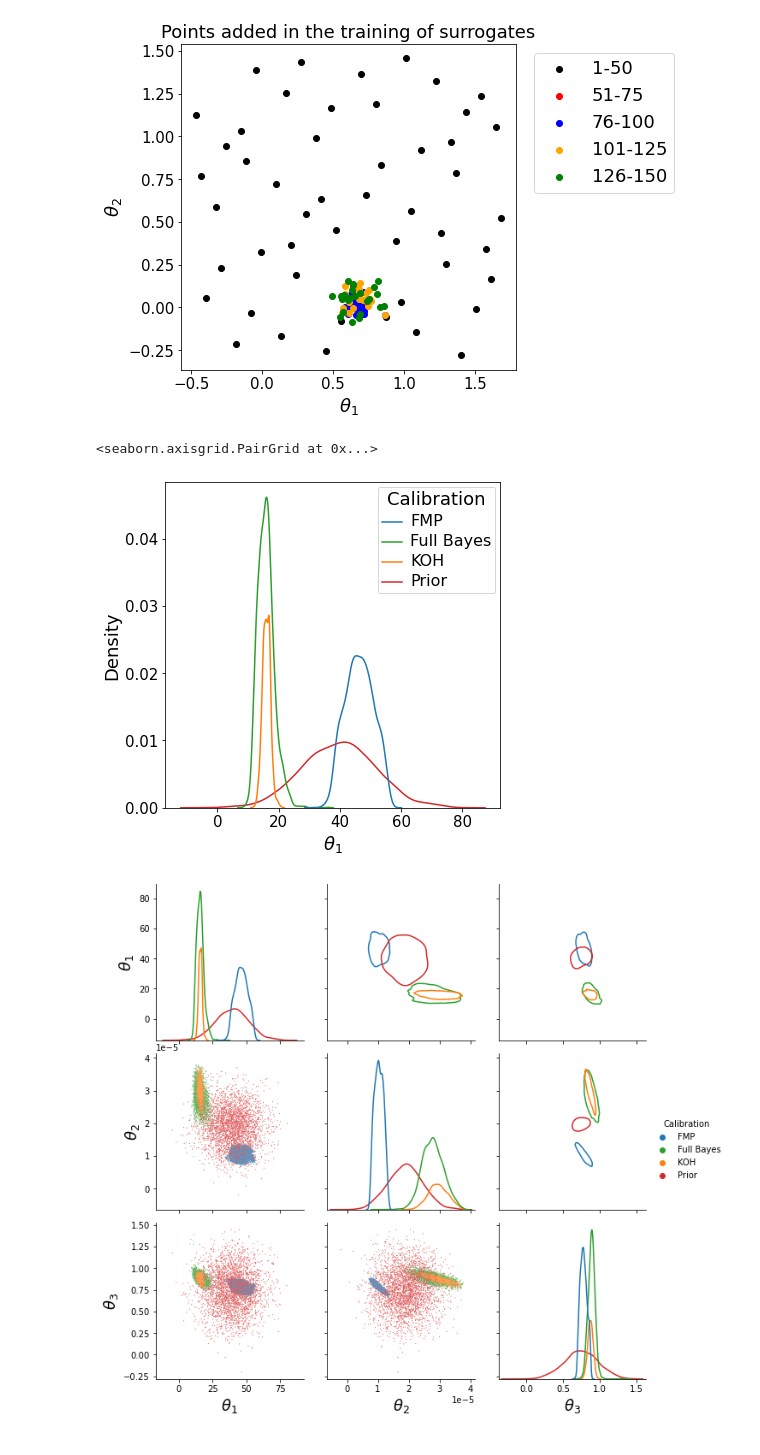
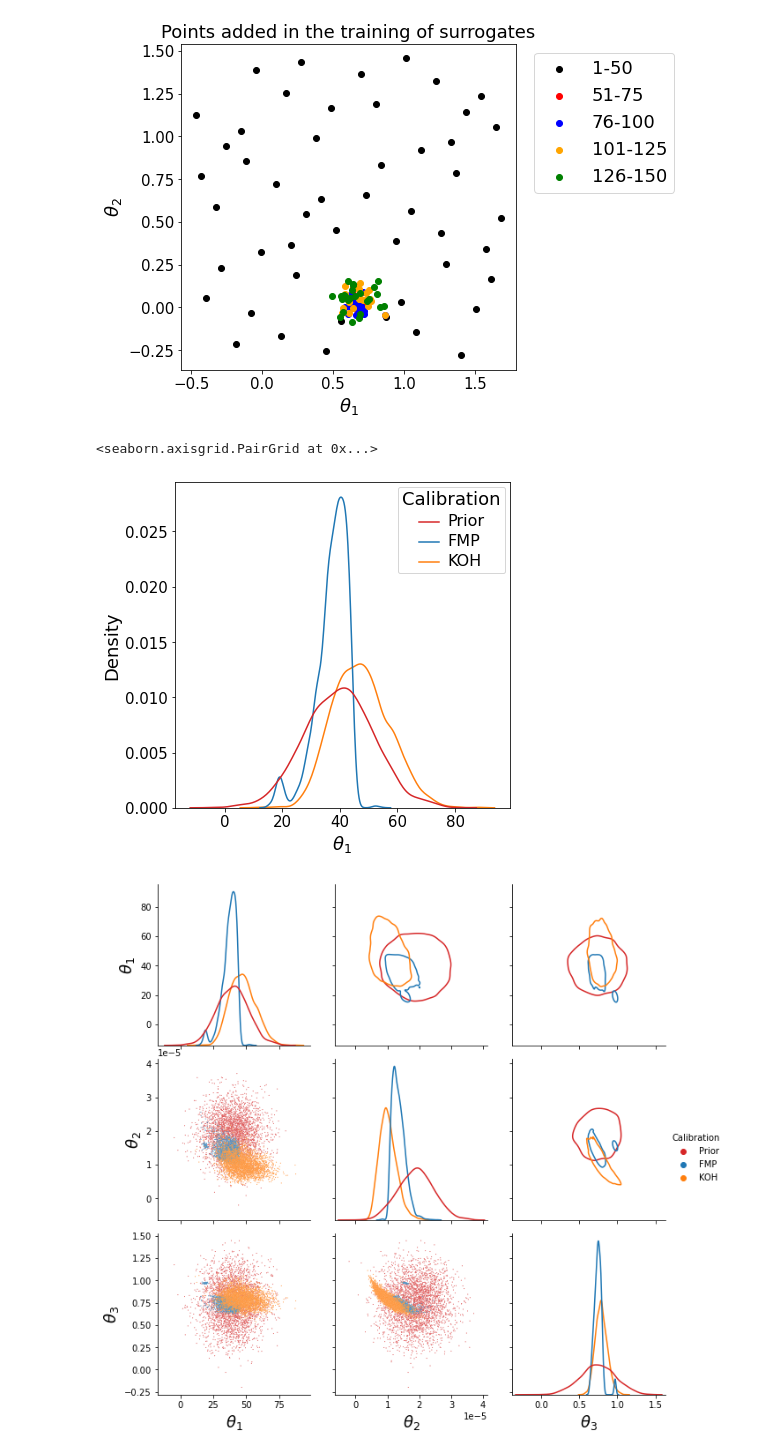
Before and after one commit to nleoni95/code2, a Jupyter notebook: Article1/Replica_Ravik_dotkernel/DensityPlots.ipynb, the cells around one changed output. Drawn from its saved outputs; the diff is of its cells as text; code cells hidden in the pictures.

```diff
--- a/Article1/Replica_Ravik_dotkernel/DensityPlots.ipynb
+++ b/Article1/Replica_Ravik_dotkernel/DensityPlots.ipynb
@@ -132,53 +132,54 @@ lw1=2
 foldname='results/'
 foldnamefmp='results/fmp/'
 foldnamefb='results/bayes/'
-foldnamekoh='results/koh/'
+foldnamekoh='results/koh2/'
 ###load dfs
 sampfmp=pd.DataFrame(data=np.loadtxt(foldnamefmp+'sample.gnu')[:,:3],columns=[r'$\theta_1$',r'$\theta_2$',r'$\theta_3$'])
-sampfb=pd.DataFrame(data=np.loadtxt(foldnamefb+'sample.gnu')[:,:3],columns=[r'$\theta_1$',r'$\theta_2$',r'$\theta_3$'])
+#sampfb=pd.DataFrame(data=np.loadtxt(foldnamefb+'sample.gnu')[:,:3],columns=[r'$\theta_1$',r'$\theta_2$',r'$\theta_3$'])
 sampkoh=pd.DataFrame(data=np.loadtxt(foldnamekoh+'sample.gnu')[:,:3],columns=[r'$\theta_1$',r'$\theta_2$',r'$\theta_3$'])
 samppri=pd.DataFrame(data=np.loadtxt('results/priorsamples.gnu')[-len(sampfmp):,:3],columns=[r'$\theta_1$',r'$\theta_2$',r'$\theta_3$'])
 
 
 
 sampfmp['Calibration']='FMP'
-sampfb['Calibration']='Full Bayes'
+#sampfb['Calibration']='Full Bayes'
 sampkoh['Calibration']='KOH'
 samppri['Calibration']='Prior'
-df=pd.concat([sampfmp,sampfb,sampkoh,samppri],ignore_index=True)
+df=pd.concat([samppri,sampfmp,sampkoh],ignore_index=True)
+#df=pd.concat([sampfb,sampfmp,sampkoh,samppri],ignore_index=True)
 # convertir les colonnes des paramètres dans l'espace réel. valeur ominales : 40, 18.9e-6, 0.75.
 df[r'$\theta_1$']=(df[r'$\theta_1$']+0.5)*40
 df[r'$\theta_2$']=(df[r'$\theta_2$']+0.5)*18.9E-6
 df[r'$\theta_3$']=(df[r'$\theta_3$']+0.5)*0.75
 
 mpl.rcParams["axes.labelsize"]=18
 mpl.rcParams['figure.figsize'] = 6,6
 ax=sns.kdeplot(x=r'$\theta_1$',data=df,hue='Calibration',palette={
                     'FMP':colorf,
                     'KOH':colorfkoh,
                     'Full Bayes':colorffb,
                     'Prior':colorpri
                 })
 plt.setp(ax.get_legend().get_texts(), fontsize='16') # for legend text
 plt.setp(ax.get_legend().get_title(), fontsize='18') # for legend title
 plt.tick_params(axis='both', labelsize=15)
 
 g = sns.PairGrid(df,hue='Calibration',diag_sharey=False,
                 palette={
                     'FMP':colorf,
                     'KOH':colorfkoh,
                     'Full Bayes':colorffb
                     ,'Prior':colorpri
                 },
                  height=3,aspect=1
                 )
 g.map_diag(sns.kdeplot)
 axes=g.axes
 g.map_upper(sns.kdeplot,levels=2)
 g.map_lower(sns.scatterplot,s=1)
 g.add_legend()
 # %% [output]
 <seaborn.axisgrid.PairGrid at 0x...>
-[figure, old version]
+[figure, new version]
-[figure, old version]
+[figure, new version]
 # %%
```
Also changed, not shown: parts of 5 cells of this notebook, 19 other files.
